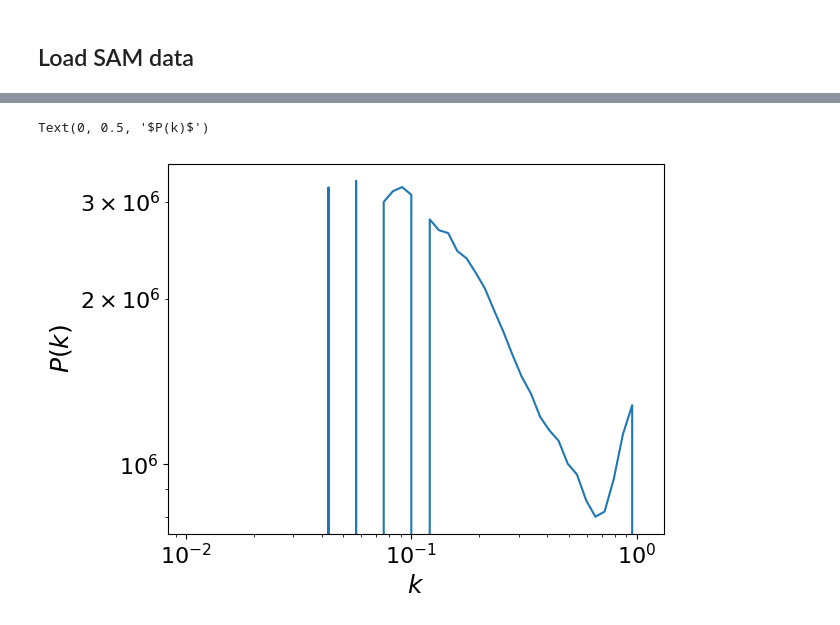
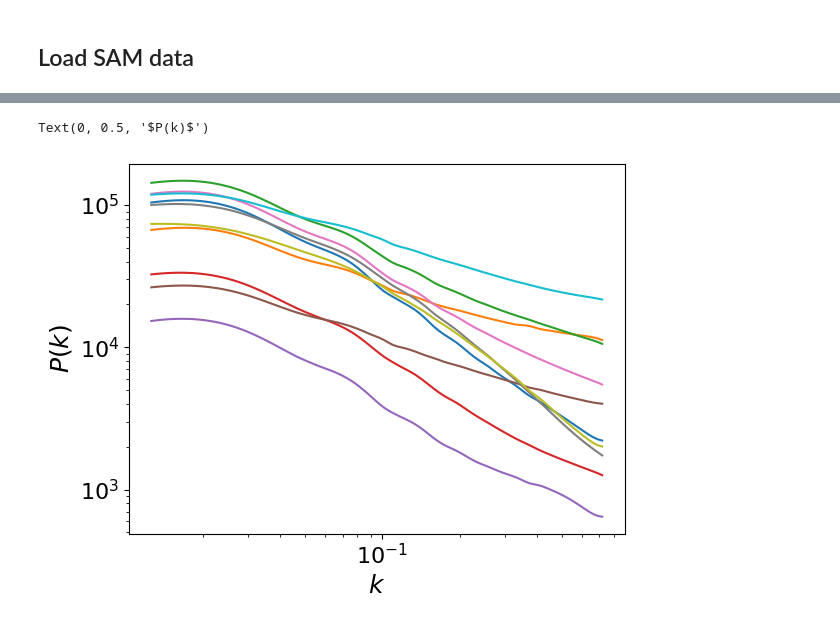
Before and after one commit to kstoreyf/biasexp-target-observable, a Jupyter notebook: notebooks/2023-19-12_camels-sam_biasexp.ipynb, the cells around one changed output, grey strips where cells are left out. Cells and saved outputs as stored; diff of their text form; code cells hidden in the pictures.

```diff
--- a/notebooks/2023-19-12_camels-sam_biasexp.ipynb
+++ b/notebooks/2023-19-12_camels-sam_biasexp.ipynb
@@ -245,0 +387,2 @@ pk = bacco.statistics.compute_powerspectrum(pos=pos_arr, **args_power)
+# %%
+k, pnn = emulator.get_nonlinear_pnn(k=k, **params)
@@ -245,0 +396,7 @@ pk = bacco.statistics.compute_powerspectrum(pos=pos_arr, **args_power)
+# %%
+bias_param_names = ['b1', 'b2', 'bs2', 'bl']
+bias_bounds = {'b1': [-0.25, 1.75],
+               'b2': [-1, 2],
+               'bs2': [-3, 1],
+               'bl': [-5, 2],
+              }
@@ -246,9 +407,21 @@ pk = bacco.statistics.compute_powerspectrum(pos=pos_arr, **args_power)
+# %%
+rng = np.random.default_rng(seed=42)
+# %%
+n_emu = 10
+bias_param_arr = []
+for bpn in bias_param_names:
+    bias_params = rng.uniform(low=bias_bounds[bpn][0], high=bias_bounds[bpn][1], size=n_emu)
+    bias_param_arr.append(bias_params)
+bias_param_arr = np.array(bias_param_arr).T
 # %%
-plt.plot(pk['k'], pk['pk'])
+for i in range(n_emu):
+    bias_params = bias_param_arr[i]
+    k, p_gg, p_gm = emulator.get_galaxy_real_pk(bias=bias_params, k=k, **params)
+    plt.plot(k, p_gg)
 plt.xscale('log')
 plt.yscale('log')
 plt.xlabel(r'$k$')
 plt.ylabel(r'$P(k)$')
 # %% [output]
 Text(0, 0.5, '$P(k)$')
-[figure, old version]
+[figure, new version]
```
Also changed, not shown: parts of 24 cells of this notebook, 1 other file.
